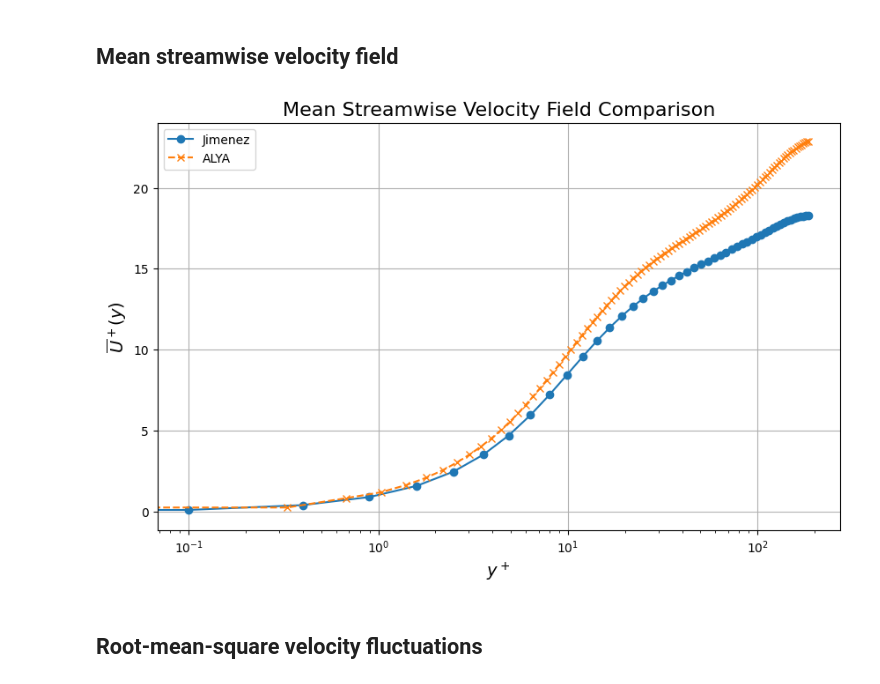
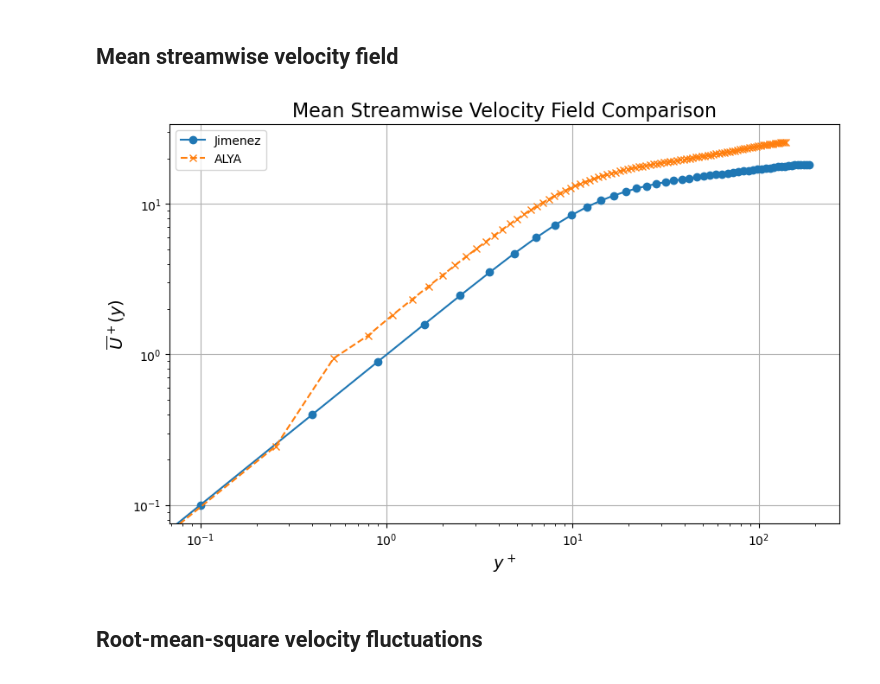
Before and after one commit to corentinprados/Q_event_DRL_control, a Jupyter notebook: ALYA/ALYA_small_load_post_processing.ipynb, the cells around one changed output. Drawn from its saved outputs; the diff is of its cells as text; code cells hidden in the pictures.

```diff
--- a/ALYA/ALYA_small_load_post_processing.ipynb
+++ b/ALYA/ALYA_small_load_post_processing.ipynb
@@ -427,35 +432,35 @@ def plot_mean_streamwise_velocity(dataframe_jimenez, filtered_mean_velocities_no
     Both dataframes are expected to have appropriate columns for plotting the mean streamwise velocity against y-coordinate.
     """
     # Create a plot
     plt.figure(figsize=(10, 6))
 
     # Plotting Jimenez data
     plt.plot(dataframe_jimenez['y+'], dataframe_jimenez['U+'], label='Jimenez', marker='o', linestyle='-')
 
     # Plotting ALYA filtered data
     # Note: Converting 'y' to 'y+' for comparison purposes. Adjust this conversion as per actual data context.
     plt.plot(filtered_mean_velocities_normalized.index, filtered_mean_velocities_normalized['U_bar'], label='ALYA', marker='x', linestyle='--')
 
     # Setting the x-axis to logarithmic scale
     plt.xscale('log')
-    #plt.yscale('log')
+    plt.yscale('log')
 
     # Adding labels and title
     plt.xlabel('$y^+$', fontsize=14)
     plt.ylabel('$\overline{U}^+(y)$', fontsize=14)
     plt.title('Mean Streamwise Velocity Field Comparison', fontsize=16)
 
     # Adding a legend
     plt.legend()
 
     # Showing the plot
     plt.grid(True)
     plt.show()
 
 # Example usage:
 plot_mean_streamwise_velocity(dataframe_jimenez, filtered_mean_velocities_normalized)
 # %% [output]
-[figure, old version]
+[figure, new version]
 # %% [markdown]
 ## Root-mean-square velocity fluctuations
 # %%
```
Also changed, not shown: parts of 39 cells of this notebook, 4 other files.
